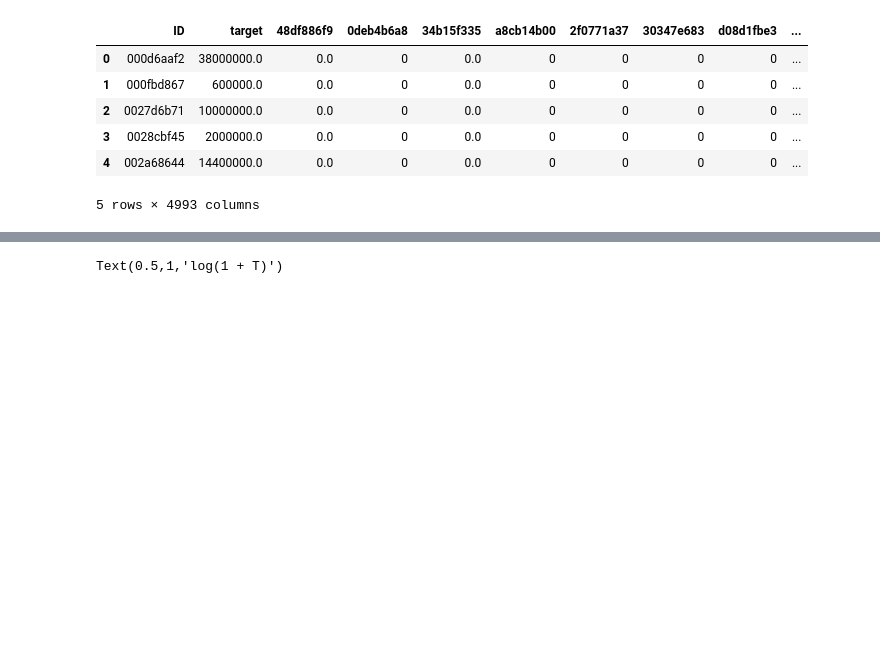
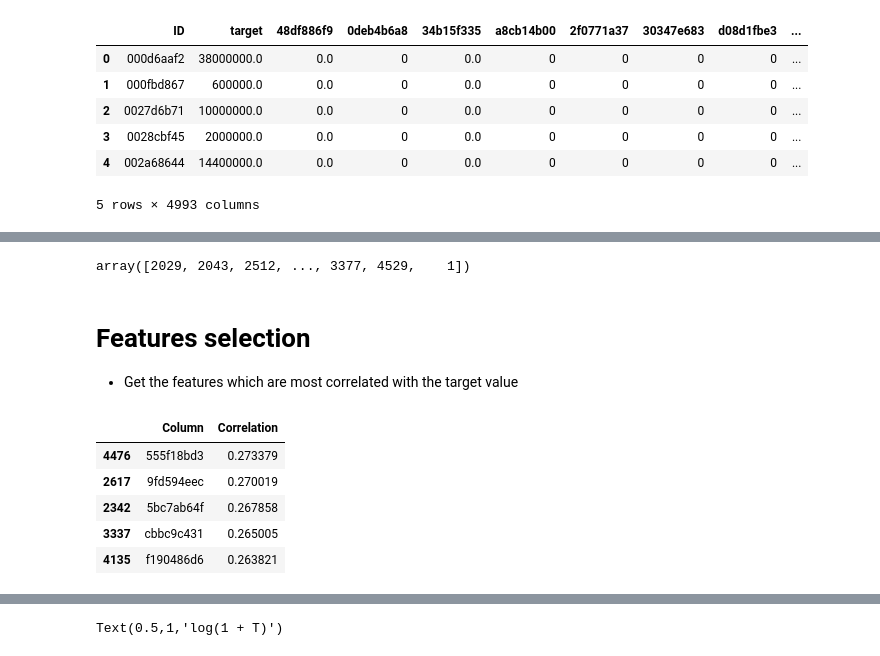
Before and after one commit to RenatoBMLR/Kraggle, a Jupyter notebook: Santander_Value_Prediction_Challenge/santander_value_prediction_challenge.ipynb, the cells around one changed output, grey strips where cells are left out. Saved outputs shown, nothing was run; the diff lists cells and outputs as text; code cells hidden in the pictures; blank space fills up the shorter version.

```diff
--- a/Santander_Value_Prediction_Challenge/santander_value_prediction_challenge.ipynb
+++ b/Santander_Value_Prediction_Challenge/santander_value_prediction_challenge.ipynb
@@ -94,0 +102,9 @@ df_train.head()
+# %%
+# Remove columns which have constant values (0)
+const_col = []
+for col in df_col:
+    if df_train[col].std() == 0:
+        const_col.append(col)
+# %%
+df_train = df_train.drop(const_col, axis=1)
+df_test = df_test.drop(const_col, axis=1)
@@ -94,0 +117,4 @@ df_train.head()
+# %%
+i
+# %% [output]
+array([2029, 2043, 2512, ..., 3377, 4529,    1])
@@ -94,0 +123,4 @@ df_train.head()
+# %% [markdown]
+# Features selection
+
+  -  Get the features which are most correlated with the target value
@@ -94,0 +160,10 @@ df_train.head()
+# %%
+most_correlated_features = get_most_correlated_features_target(df_train)
+most_correlated_features.head()
+# %% [output]
+|  | Column | Correlation |
+| 4476 | 555f18bd3 | 0.273379 |
+| 2617 | 9fd594eec | 0.270019 |
+| 2342 | 5bc7ab64f | 0.267858 |
+| 3337 | cbbc9c431 | 0.265005 |
+| 4135 | f190486d6 | 0.263821 |
```
Also changed, not shown: parts of 31 cells of this notebook.
